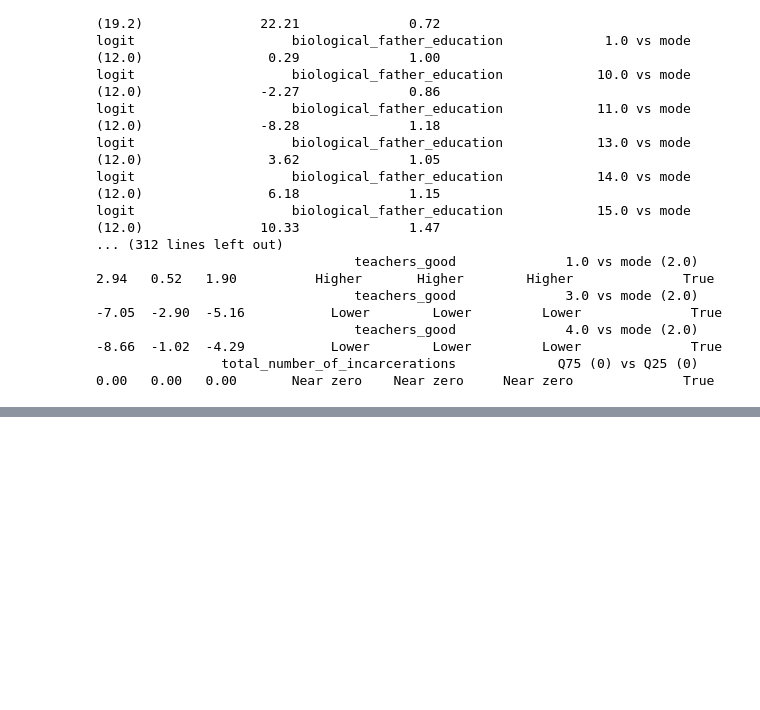
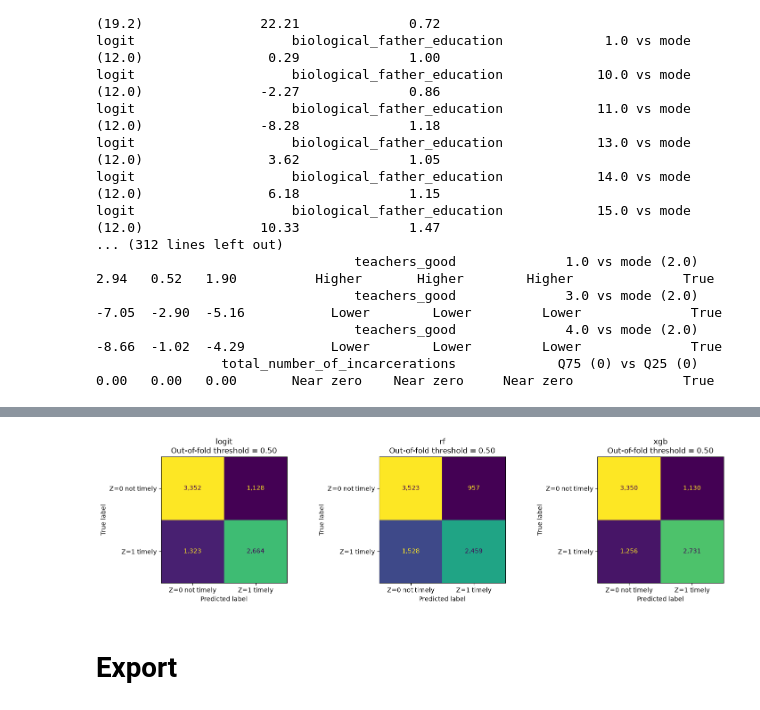
Before and after one commit to EatPotatoes/capstone_victimization, a Jupyter notebook: Causal Inference/propensity_estimation.ipynb, the cells around one changed output, grey strips where cells are left out. Cells and saved outputs as stored; diff of their text form; code cells hidden in the pictures; blank space fills up the shorter version.

Commit message:
look at propensity accuracy with 0.5 threshold out of sample; run ate estimator on combinations of model types

```diff
--- a/Causal Inference/propensity_estimation.ipynb
+++ b/Causal Inference/propensity_estimation.ipynb
@@ -804,0 +1007,34 @@ logit                    biological_father_education            15.0 vs mode (12
+# %%
+# ============================================================
+# CONFUSION MATRICES
+# ============================================================
+fig, axes = plt.subplots(
+    1,
+    len(MODELS),
+    figsize=(5 * len(MODELS), 4),
+)
+
+if len(MODELS) == 1:
+    axes = [axes]
+
+for ax, model_name in zip(axes, MODELS):
+    ConfusionMatrixDisplay(
+        confusion_matrix=confusion_matrices[model_name],
+        display_labels=["Z=0 not timely", "Z=1 timely"],
+    ).plot(
+        ax=ax,
+        colorbar=False,
+        values_format=",d",
+    )
+
+    ax.set_title(
+        f"{model_name}\n"
+        f"Out-of-fold threshold = {THRESHOLD:.2f}"
+    )
+
+plt.tight_layout()
+plt.show()
+# %% [output]
+[figure, added]
+# %% [markdown]
+# Export
```
Also changed, not shown: parts of 5 cells of this notebook, 2 other files.
